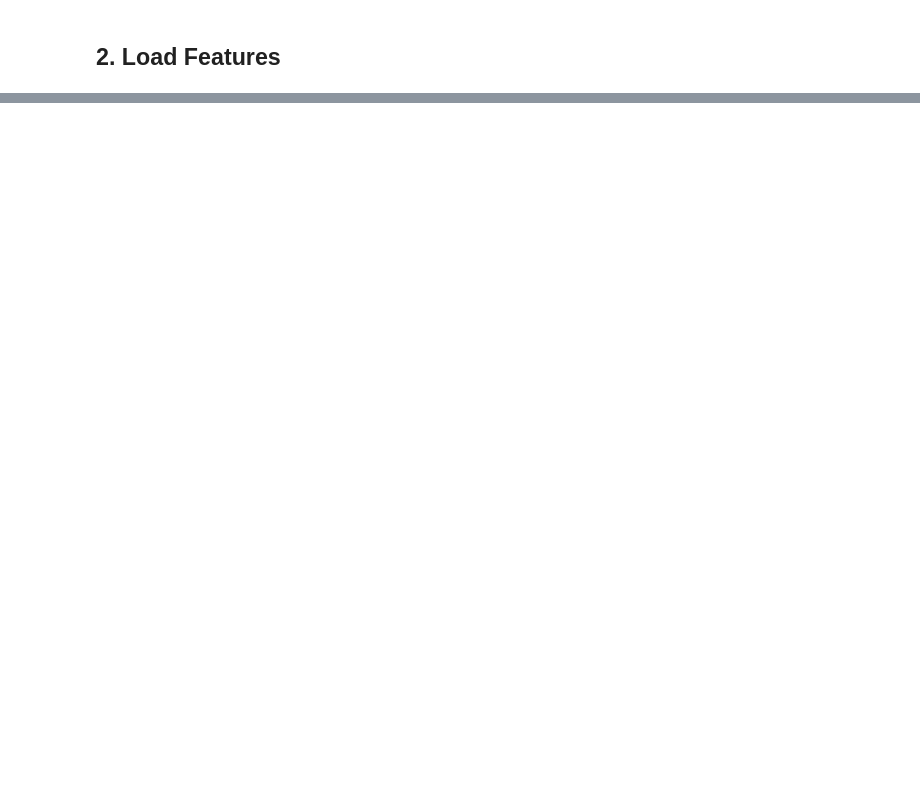
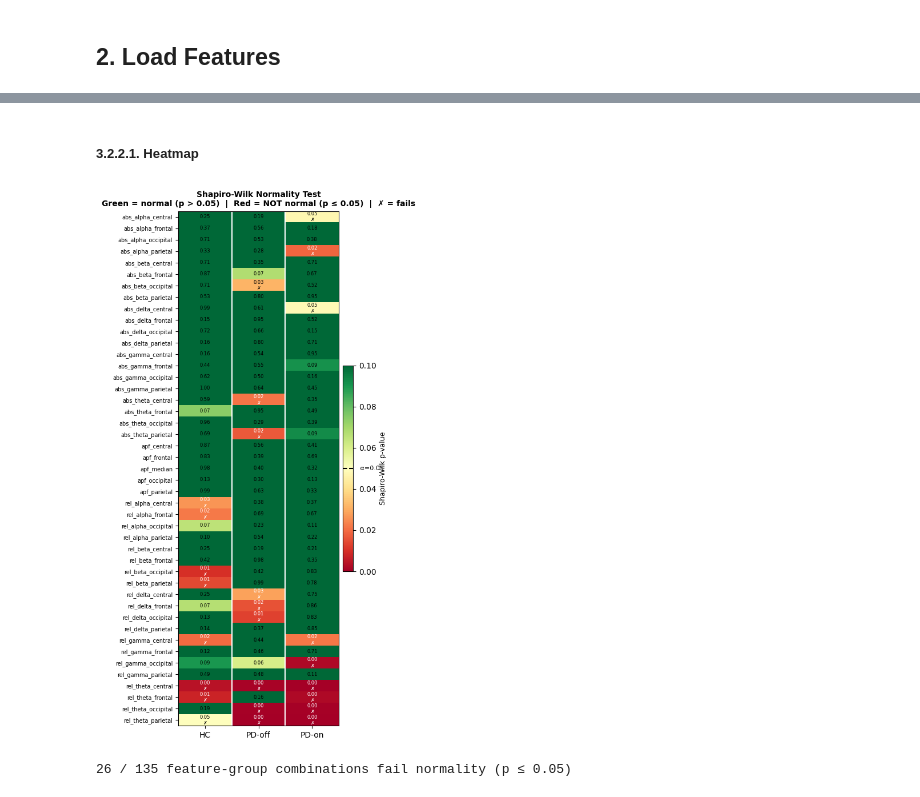
Before and after one commit to FajarLaksono/ai-neuro-EEG-ds002778-analysis, a Jupyter notebook: 05_statistical_analysis.ipynb, the cells around one changed output, grey strips where cells are left out. Drawn from its saved outputs; the diff is of its cells as text; code cells hidden in the pictures; blank space fills up the shorter version.

```diff
--- a/05_statistical_analysis.ipynb
+++ b/05_statistical_analysis.ipynb
@@ -110,0 +180,46 @@ else:
+# %% [markdown]
+##### 3.2.2.1. Heatmap
+# %%
+# ── Plot 1: Shapiro-Wilk p-value heatmap (features × groups) ────────────────
+norm_pivot_p    = norm_df.pivot(index='feature', columns='group', values='p')[GROUPS]
+norm_pivot_pass = norm_df.pivot(index='feature', columns='group', values='normal')[GROUPS]
+
+fig, ax = plt.subplots(figsize=(5, max(8, len(feat_cols) * 0.22)))
+im = ax.imshow(norm_pivot_p.values, aspect='auto', cmap='RdYlGn', vmin=0, vmax=0.10)
+
+ax.set_xticks(range(len(GROUPS)))
+ax.set_xticklabels(GROUPS, fontsize=10)
+ax.set_yticks(range(len(norm_pivot_p)))
+ax.set_yticklabels(norm_pivot_p.index, fontsize=7)
+
+# Annotate each cell with p-value; mark failures with ✗
+for ri, feat in enumerate(norm_pivot_p.index):
+    for ci, grp in enumerate(GROUPS):
+        p_val  = norm_pivot_p.loc[feat, grp]
+        passed = norm_pivot_pass.loc[feat, grp]
+        label  = f'{p_val:.2f}' + ('' if passed else '\n✗')
+        txt_color = 'black' if p_val > 0.03 else 'white'
+        ax.text(ci, ri, label, ha='center', va='center', fontsize=6, color=txt_color)
+
+# Vertical grid lines between groups
+for x in [0.5, 1.5]:
+    ax.axvline(x, color='white', linewidth=1.5)
+
+cbar = plt.colorbar(im, ax=ax, shrink=0.4, pad=0.02)
+cbar.set_label('Shapiro-Wilk p-value', fontsize=9)
+cbar.ax.axhline(ALPHA, color='black', linewidth=1.5, linestyle='--')
+cbar.ax.text(1.5, ALPHA, f' α={ALPHA}', va='center', fontsize=8)
+
+ax.set_title(
+    'Shapiro-Wilk Normality Test\n'
+    'Green = normal (p > 0.05)  |  Red = NOT normal (p ≤ 0.05)  |  ✗ = fails',
+    fontsize=10, fontweight='bold'
+)
+plt.tight_layout()
+plt.show()
+
+n_fail = (norm_pivot_pass == False).values.sum()
+print(f'{n_fail} / {norm_pivot_pass.size} feature-group combinations fail normality (p ≤ {ALPHA})')
+# %% [output]
+[figure, added]
+26 / 135 feature-group combinations fail normality (p ≤ 0.05)
```
Also changed, not shown: parts of 33 cells of this notebook.
